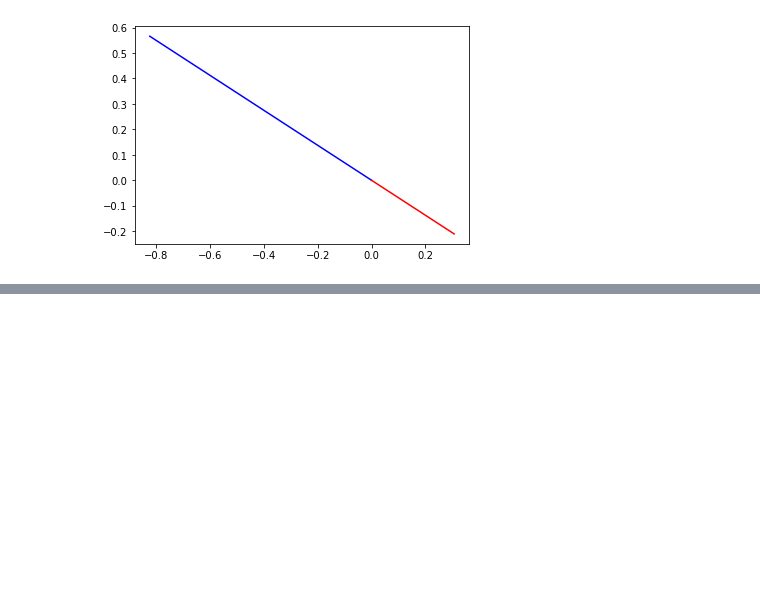
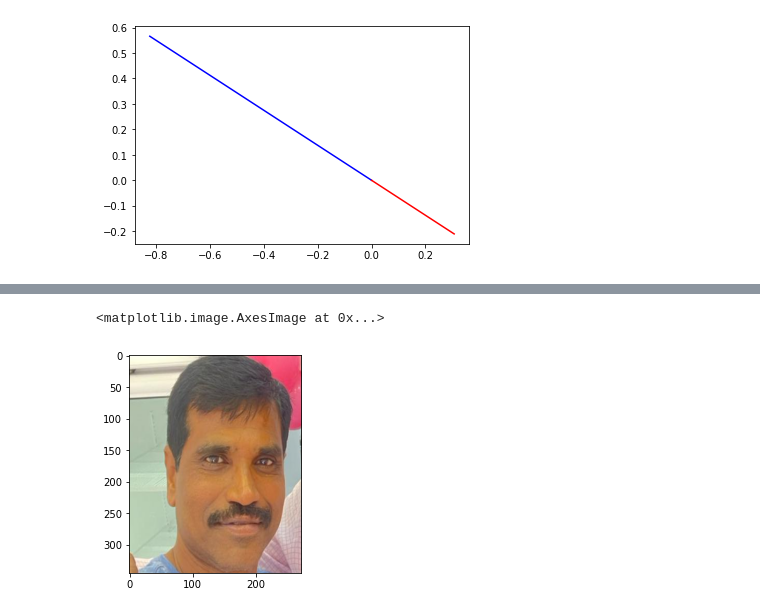
Before and after one commit to shivakumarjayaraman/ds, a Jupyter notebook: Eigenvalues.ipynb, the cells around one changed output, grey strips where cells are left out. Cells and saved outputs as stored; diff of their text form; code cells hidden in the pictures; blank space fills up the shorter version.

```diff
--- a/Eigenvalues.ipynb
+++ b/Eigenvalues.ipynb
@@ -29,0 +88,8 @@ plt.plot([0, scaledEv2[0]], [0,scaledEv2[1]], 'r-')
+# %%
+latdata = np.flip(nks, axis=1)
+
+
+plt.imshow(latdata)
+# %% [output]
+<matplotlib.image.AxesImage at 0x...>
+[figure, added]
```
Also changed, not shown: parts of 3 cells of this notebook.
